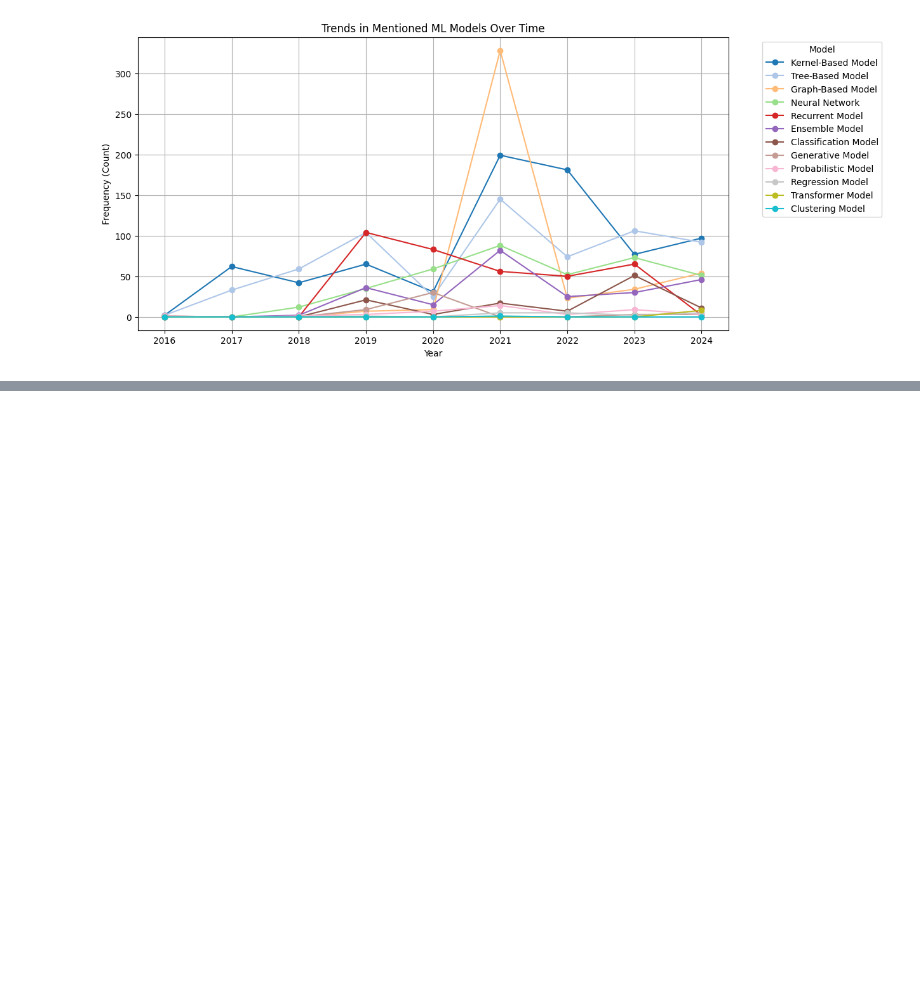
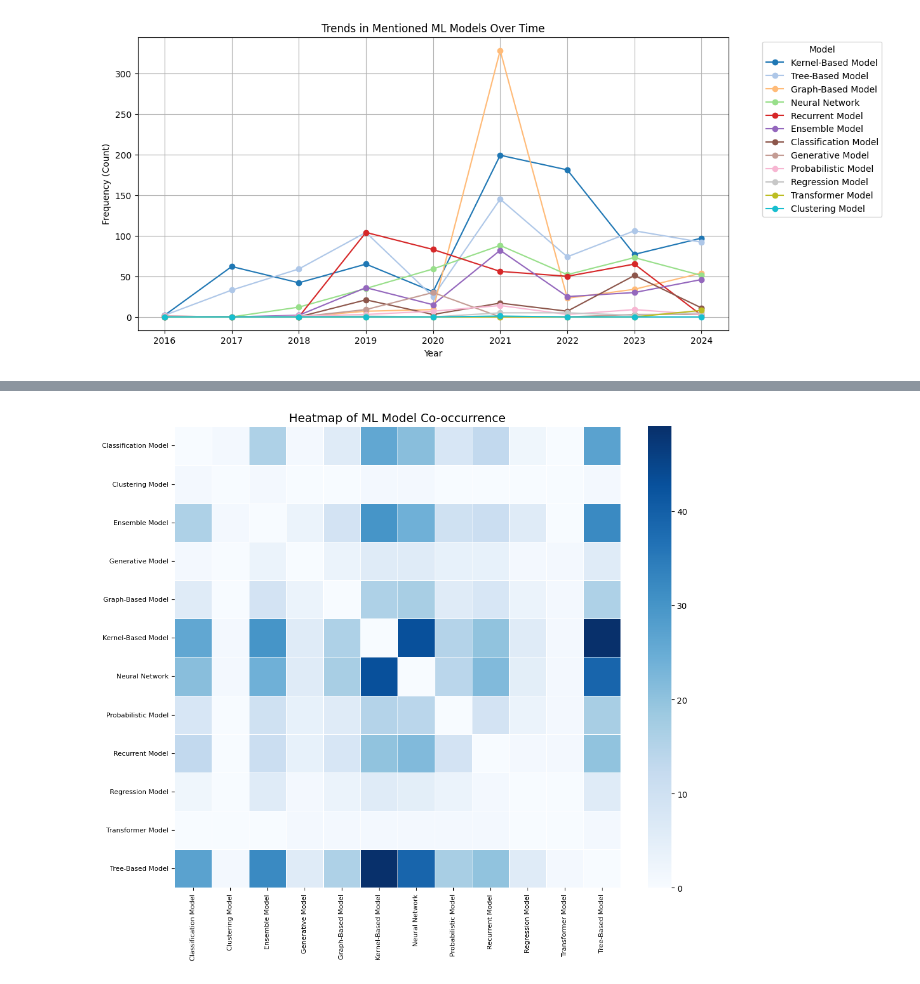
Before and after one commit to seyedrezamirkhani/ml-lncRNA, a Jupyter notebook: src/notebooks/part-03-finding-ML-methods-with-rules/12-analyse-search-results.ipynb, the cells around one changed output, grey strips where cells are left out. Drawn from its saved outputs; the diff is of its cells as text; code cells hidden in the pictures; blank space fills up the shorter version.

Commit message:
completed ML Models

```diff
--- a/src/notebooks/part-03-finding-ML-methods-with-rules/12-analyse-search-results.ipynb
+++ b/src/notebooks/part-03-finding-ML-methods-with-rules/12-analyse-search-results.ipynb
@@ -594,0 +556,40 @@ plt.show()
+# %%
+def generate_co_occurrence_matrix(df, category):
+    # Group categories by title
+    grouped_categories = df.groupby('title')[category].apply(list)
+
+    # Get unique categories
+    unique_categories = sorted(df[category].unique())
+
+    # Create an empty co-occurrence matrix
+    co_occurrence_matrix_category = pd.DataFrame(
+        np.zeros((len(unique_categories), len(unique_categories)), dtype=int),
+        index=unique_categories,
+        columns=unique_categories
+    )
+
+    # Populate the matrix
+    for categories in grouped_categories:
+        category_counts = Counter(categories)
+        for cat1 in category_counts:
+            for cat2 in category_counts:
+                if cat1 != cat2:
+                    co_occurrence_matrix_category.loc[cat1, cat2] += 1
+    return co_occurrence_matrix_category, unique_categories
+# %%
+def plot_co_occurrence_matrix(matrix, title):
+    # Set up the figure
+    plt.figure(figsize=(12, 10))
+
+    # Use seaborn's heatmap to visualize the co-occurrence matrix
+    sns.heatmap(matrix, cmap="Blues", annot=False, linewidths=0.5)
+
+    # Labels and title
+    plt.title(title, fontsize=14)
+    #plt.xlabel("ML Categories", fontsize=12)
+    #plt.ylabel("ML Categories", fontsize=12)
+    plt.xticks(rotation=90, fontsize=8)
+    plt.yticks(fontsize=8)
+
+    # Show the plot
+    plt.show()
@@ -773,0 +783,2 @@ plot_category_over_time(df=ml_trend_pivot_df,
+# %%
+co_occurrence_matrix_category, unique_categories = generate_co_occurrence_matrix(df=ml_trend_df, category='ml_model_category')
@@ -773,0 +801,4 @@ plot_category_over_time(df=ml_trend_pivot_df,
+# %%
+plot_co_occurrence_matrix(matrix=co_occurrence_matrix_category, title='Heatmap of ML Model Co-occurrence')
+# %% [output]
+[figure, added]
```
Also changed, not shown: parts of 10 cells of this notebook.
